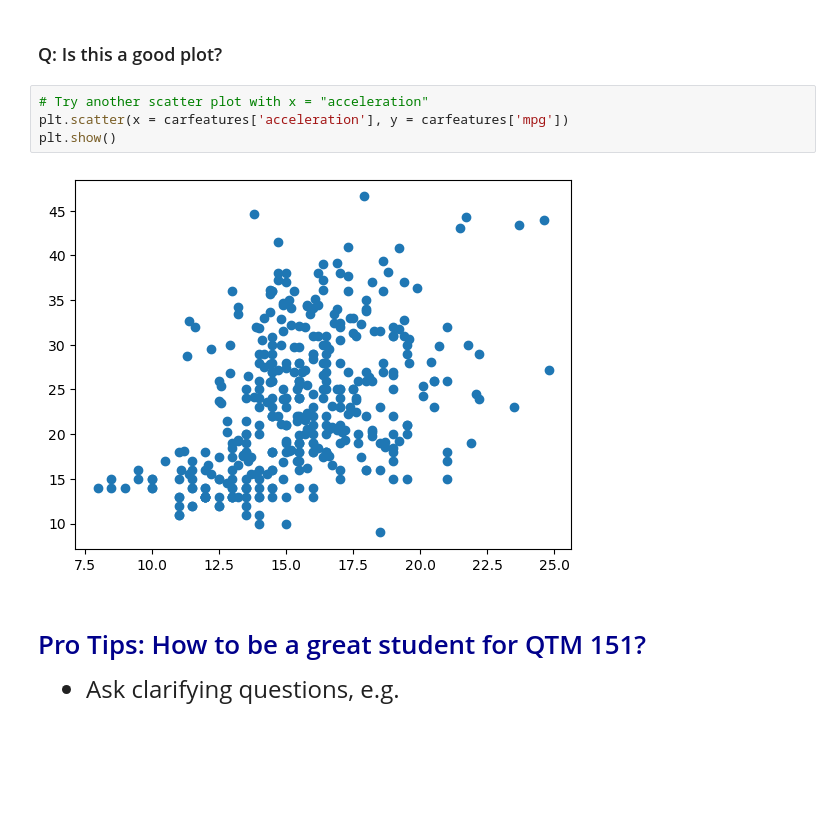
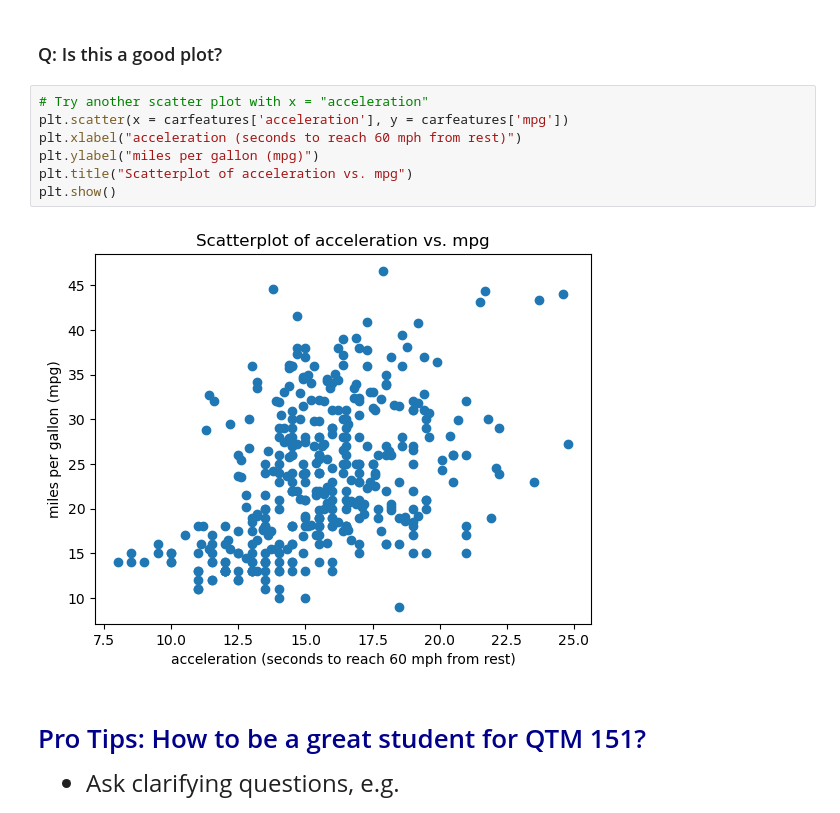
Before and after one commit to reneengai126/qtm151fall2025, a Jupyter notebook: Lecture_01_Github and Jupyter Notebooks/My Copy of Lecture 1.ipynb, the cells around one changed output. Cells and saved outputs as stored; diff of their text form; blank space fills up the shorter version.

```diff
--- a/Lecture_01_Github and Jupyter Notebooks/My Copy of Lecture 1.ipynb
+++ b/Lecture_01_Github and Jupyter Notebooks/My Copy of Lecture 1.ipynb
@@ -310,9 +319,12 @@ plt.show()
 # %%
 # Try another scatter plot with x = "acceleration"
 plt.scatter(x = carfeatures['acceleration'], y = carfeatures['mpg'])
+plt.xlabel("acceleration (seconds to reach 60 mph from rest)")
+plt.ylabel("miles per gallon (mpg)")
+plt.title("Scatterplot of acceleration vs. mpg")
 plt.show()
 # %% [output]
-[figure, old version]
+[figure, new version]
 # %% [markdown]
 
 
```
Also changed, not shown: parts of 4 cells of this notebook.
